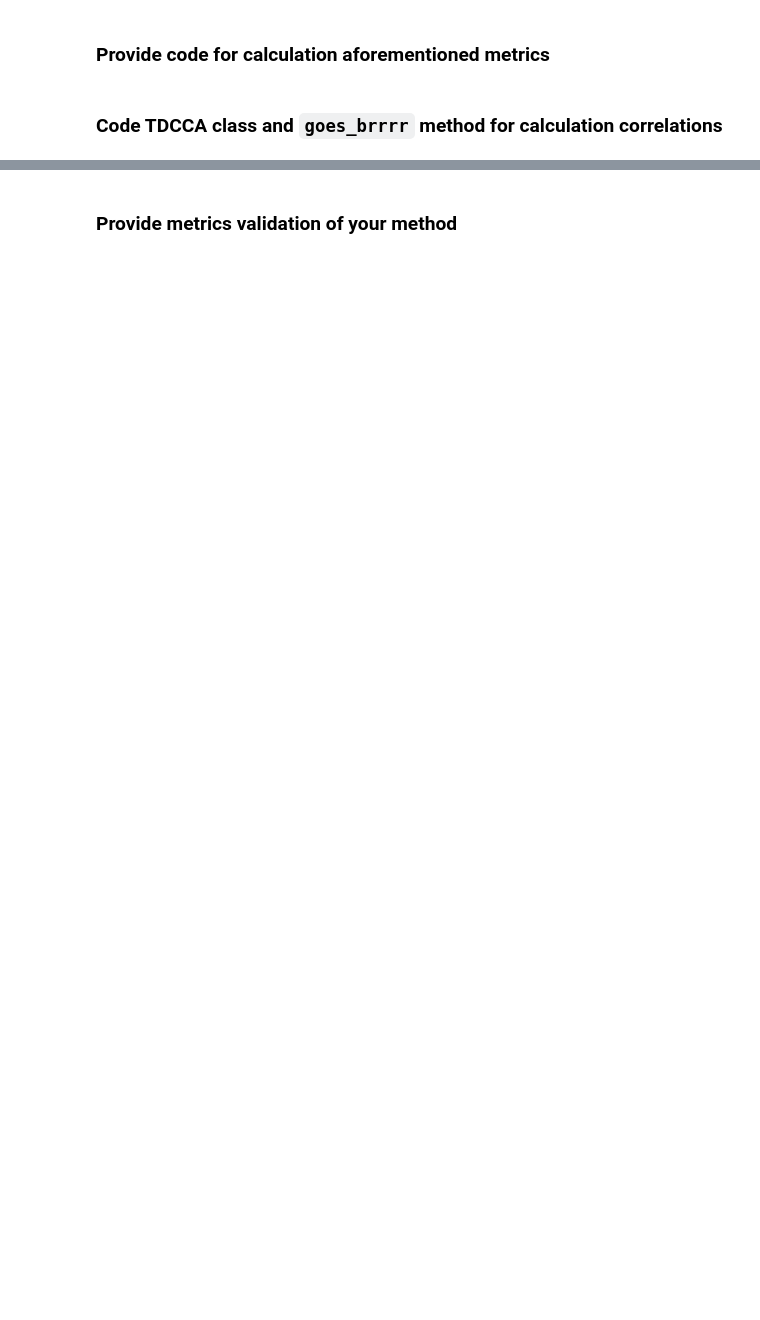
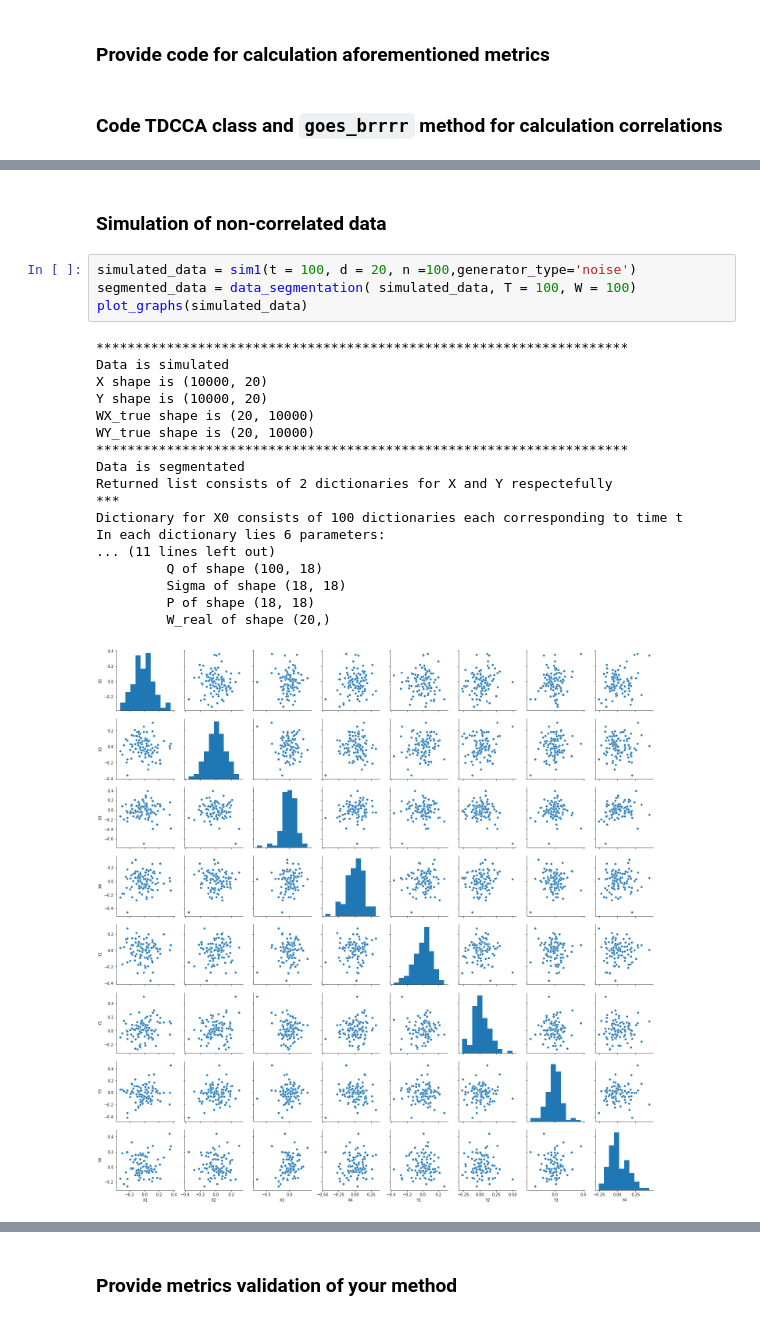
Before and after one commit to ArsenyGorbunov/TDCCA, a Jupyter notebook: HA2.ipynb, the cells around one changed output, grey strips where cells are left out. Saved outputs shown, nothing was run; the diff lists cells and outputs as text; blank space fills up the shorter version.

```diff
--- a/HA2.ipynb
+++ b/HA2.ipynb
@@ -539,0 +740,25 @@ W[0,0,:,0].sum()
+# %% [markdown]
+### Simulation of non-correlated data
+# %%
+simulated_data = sim1(t = 100, d = 20, n =100,generator_type='noise')
+segmented_data = data_segmentation( simulated_data, T = 100, W = 100)
+plot_graphs(simulated_data)
+# %% [output]
+********************************************************************
+Data is simulated
+X shape is (10000, 20)
+Y shape is (10000, 20)
+WX_true shape is (20, 10000)
+WY_true shape is (20, 10000)
+********************************************************************
+Data is segmentated
+Returned list consists of 2 dictionaries for X and Y respectefully
+***
+Dictionary for X0 consists of 100 dictionaries each corresponding to time t
+In each dictionary lies 6 parameters:
+... (11 lines left out)
+         Q of shape (100, 18)
+         Sigma of shape (18, 18)
+         P of shape (18, 18)
+         W_real of shape (20,)
+[figure, added]
```
Also changed, not shown: parts of 22 cells of this notebook.
